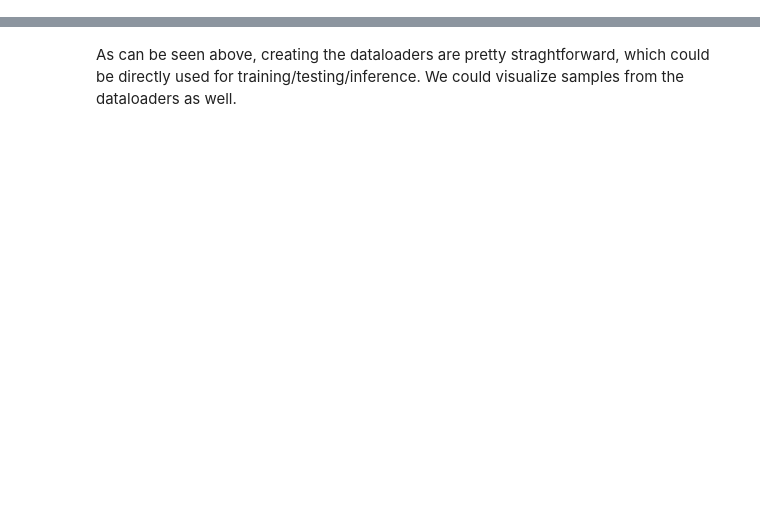
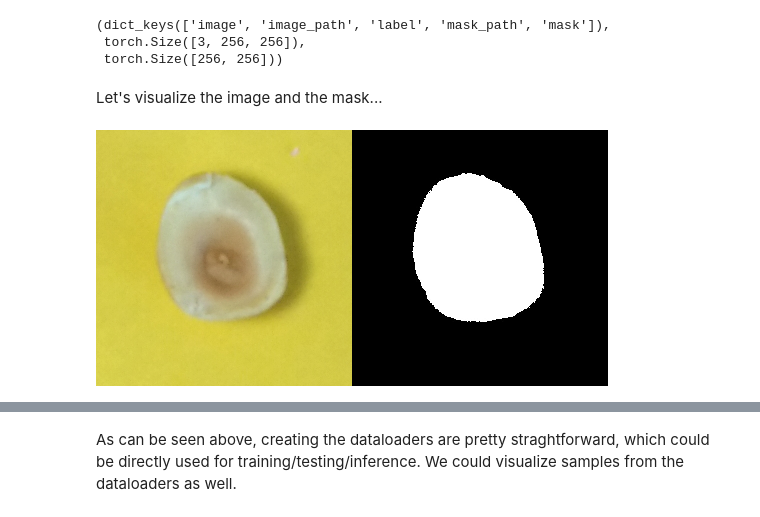
Before and after one commit to openvinotoolkit/anomalib, a Jupyter notebook: notebooks/100_datamodules/103_folder.ipynb, the cells around one changed output, grey strips where cells are left out. Saved outputs shown, nothing was run; the diff lists cells and outputs as text; code cells hidden in the pictures; blank space fills up the shorter version.

```diff
--- a/notebooks/100_datamodules/103_folder.ipynb
+++ b/notebooks/100_datamodules/103_folder.ipynb
@@ -86,0 +27,2 @@ folder_datamodule.setup()
+# %%
+pre_process = PreProcessor(image_size=256, to_tensor=True)
@@ -86,0 +100,11 @@ folder_datamodule.setup()
+# %%
+# Folder Segmentation Test Set
+folder_dataset_segmentation_test = FolderDataset(
+    normal_dir="../../datasets/hazelnut_toy/good",
+    abnormal_dir="../../datasets/hazelnut_toy/crack",
+    split="test",
+    pre_process=pre_process,
+    mask_dir="../../datasets/hazelnut_toy/mask/crack",
+    task="segmentation",
+)
+folder_dataset_segmentation_test.samples.head(10)
@@ -86,0 +123,16 @@ folder_datamodule.setup()
+# %%
+data = folder_dataset_segmentation_test[9]
+data.keys(), data["image"].shape, data["mask"].shape
+# %% [output]
+(dict_keys(['image', 'image_path', 'label', 'mask_path', 'mask']),
+ torch.Size([3, 256, 256]),
+ torch.Size([256, 256]))
+# %% [markdown]
+Let's visualize the image and the mask...
+# %%
+img = ToPILImage()(Denormalize()(data["image"].clone()))
+msk = ToPILImage()(data["mask"]).convert("RGB")
+
+Image.fromarray(np.hstack((np.array(img), np.array(msk))))
+# %% [output]
+[figure, added]
```
Also changed, not shown: parts of 43 cells of this notebook, 3 other files.
